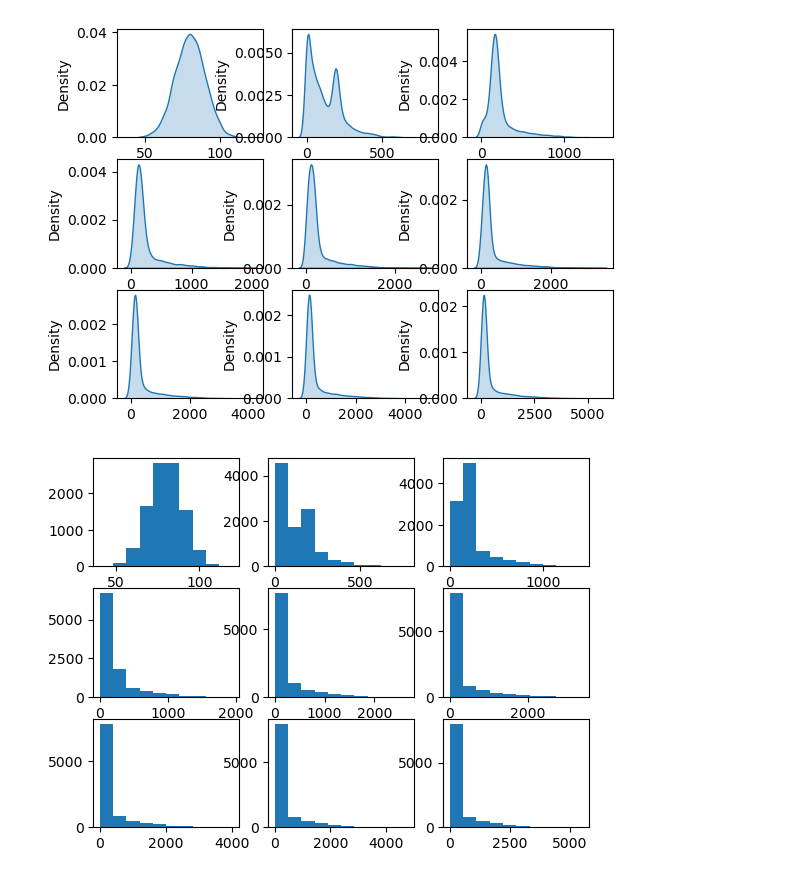
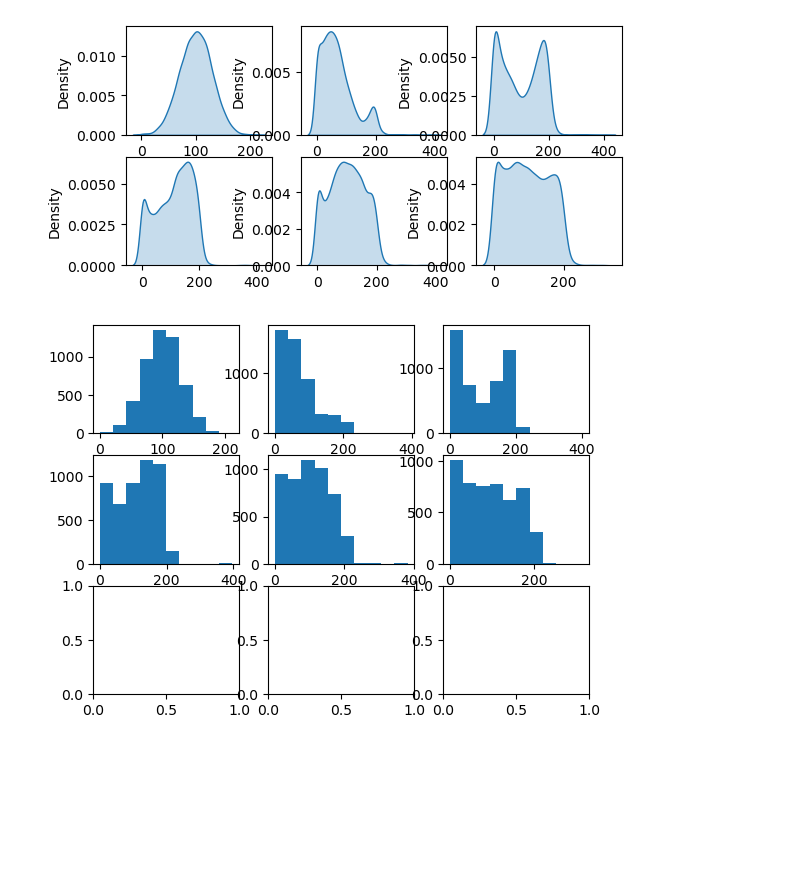
Before and after one commit to human1sh/Gray-Immunity-model, a Jupyter notebook: COVID-stable.ipynb, the cells around one changed output. Drawn from its saved outputs; the diff is of its cells as text; code cells hidden in the pictures; blank space fills up the shorter version.

```diff
--- a/COVID-stable.ipynb
+++ b/COVID-stable.ipynb
@@ -8,19 +8,20 @@ from mpl_toolkits.mplot3d import Axes3D
 #np.random.seed(0)
 # %%
 """ Initialization of required parameters which have constant values """
-N = 10000                                 # Population size
+N = 5000                                 # Population size
 T = 500                                   # Time interval
 NN = np.arange(0, N)                      # Population size in array format (for plotting purposes)
 TT = np.arange(0, T)                      # Time interval in array format (for plotting purposes)
-SCE_50 = 20                               # A constant level of exposure that ensures subclinical exposure induced immunity with a probability 0.5.
+P_r = 0.2                                 # Probability that an infected individual is cured
 I_mf = 200                                # A constant increment in immunity whenever a person is cured of infection. (Units = EU)
-P_r = 0.2                                 # Probability that an infected individual is cured
 I_sce = 20                                # A constant level of exposure that ensures subclinical exposure induced immunity with a probability 0.5. (Units = EU)
-I_d = 2                                   # A small decrement by which immunity decreases every time unit if not exposed or infected. (Units = Eu)
-I_c = 40                                  # Constant Immunity increase due to cross-immunity
+I_d = 3                                   # A small decrement by which immunity decreases every time unit if not exposed or infected. (Units = Eu)
+I_c = 30                                  # Constant Immunity increase due to cross-immunity
 a = 2                                     # Parameter deciding the sharpness of the sigmoid relationship
-r = 0.4                                   # Restriction parameter
-ci = 0.005*r                               # Cross immunity parameter
+r = 0.1                                   # Restriction parameter
+P_c = 0.1*r                               # Cross immunity parameter
+I_cmax = 30*r                             # Maximum number of infective patients with which a normal person can come in contact
+K = 2500                                  # Half-saturation constant of the equation.
 # %%
 # Creating empty 2D array of P values. This array would represent the modified probability of infection for each individual with respect to time.
 Pone = np.zeros((N, T))
@@ -92,10 +101,10 @@ for t in range(T):
 		I_trans_temp = np.zeros((N, 1))
 		I[t] = np.sum(S[:,-1])
 		for n in range(N):
-			I_trans_temp[n] = (30 * I[t] * r)/(250 + I[t])
+			I_trans_temp[n] = (I_cmax * I[t])/(K + I[t])
 			P_inf_temp[n] = (E[n][0])**a / ((ID_50[n][-1]**a) + (E[n][0]**a))
 			P1_temp[n] = 1-((1-P_inf_temp[n])**(I_trans_temp[n]))
-			P_sce_temp[n] = (E[n][0])**a / ((SCE_50)**a + (E[n][0])**a)
+			P_sce_temp[n] = (E[n][0])**a / ((SCE_50[n][0]**a) + (E[n][0])**a)
 			P2_temp[n] = 1-((1-P_sce_temp[n])**(I_trans_temp[n]))
 			# Condition to be imposed when S(t) = 1
 			if S[n][-1] == 1:
@@ -130,13 +139,13 @@ for t in range(T):
 					x8 = round(np.random.random(), 3)
 					if x8 < P2_temp[n]:
 						x9 = round(np.random.random(), 3)
-						if x9 < ci:
+						if x9 < P_c:
 							ID_50_temp[n] = ID_50[n][-1] + I_sce + I_c
 						else:
 							ID_50_temp[n] = ID_50[n][-1] + I_sce
 					else:
 						x9 = round(np.random.random(), 3)
-						if x9 < ci:
+						if x9 < P_c:
 							if (ID_50[n][-1] - I_d - I_c < 0):
 								ID_50_temp[n] = 0
 							else:
@@ -159,9 +168,9 @@ for t in range(T):
 		#print(I[t])
 		#print("Altered state of the population:")
 		#print(S)
-#np.savetxt('ID_50 (0.6, 50).csv', ID_50, delimiter=',', fmt='%s')
-#np.savetxt('Infection state (0.6, 50).csv', I, delimiter=',', fmt='%s')
-#np.savetxt('Mean ID_50 (0.6, 50).csv', X, delimiter=',', fmt='%s')
+np.savetxt('ID_50 (0.0, 20*0.0).csv', ID_50, delimiter=',', fmt='%s')
+np.savetxt('Infection state (0.0, 20*0.0).csv', I, delimiter=',', fmt='%s')
+np.savetxt('Mean ID_50 (0.0, 20*0.0).csv', X, delimiter=',', fmt='%s')
 print("\nOverall trend:")
 np.set_printoptions(suppress=True)
 print(I.reshape(1,T))
@@ -273,41 +284,32 @@ plt.show()
 # %%
 #fig = plt.figure(figsize=(15, 15))
 fig = plt.figure()
 ax = fig.add_subplot(3, 3, 1)
 sns.kdeplot(ID_50[:, 0], fill=True, ax = ax)
 ax = fig.add_subplot(3, 3, 2)
-sns.kdeplot(ID_50[:, 40], fill=True, ax = ax)
+sns.kdeplot(ID_50[:, 100], fill=True, ax = ax)
 ax = fig.add_subplot(3, 3, 3)
-sns.kdeplot(ID_50[:, 80], fill=True, ax = ax)
+sns.kdeplot(ID_50[:, 200], fill=True, ax = ax)
 ax = fig.add_subplot(3, 3, 4)
-sns.kdeplot(ID_50[:, 120], fill=True, ax = ax)
+sns.kdeplot(ID_50[:, 300], fill=True, ax = ax)
 ax = fig.add_subplot(3, 3, 5)
-sns.kdeplot(ID_50[:, 160], fill=True, ax = ax)
+sns.kdeplot(ID_50[:, 400], fill=True, ax = ax)
 ax = fig.add_subplot(3, 3, 6)
-sns.kdeplot(ID_50[:, 200], fill=True, ax = ax)
-ax = fig.add_subplot(3, 3, 7)
-sns.kdeplot(ID_50[:, 240], fill=True, ax = ax)
-ax = fig.add_subplot(3, 3, 8)
-sns.kdeplot(ID_50[:, 280], fill=True, ax = ax)
-ax = fig.add_subplot(3, 3, 9)
-sns.kdeplot(ID_50[:, 320], fill=True, ax = ax)
+sns.kdeplot(ID_50[:, 500], fill=True, ax = ax)
 plt.show()
 # %% [output]
-[figure, old version]
+[figure, new version]
 # %%
 f, ax = plt.subplots(3, 3)
 ax[0, 0].hist(ID_50[:, 0])
-ax[0, 1].hist(ID_50[:, 40])
-ax[0, 2].hist(ID_50[:, 80])
-ax[1, 0].hist(ID_50[:, 120])
-ax[1, 1].hist(ID_50[:, 160])
-ax[1, 2].hist(ID_50[:, 200])
-ax[2, 0].hist(ID_50[:, 240])
-ax[2, 1].hist(ID_50[:, 280])
-ax[2, 2].hist(ID_50[:, 320])
+ax[0, 1].hist(ID_50[:, 100])
+ax[0, 2].hist(ID_50[:, 200])
+ax[1, 0].hist(ID_50[:, 300])
+ax[1, 1].hist(ID_50[:, 400])
+ax[1, 2].hist(ID_50[:, 500])
 plt.show()
 # %% [output]
-[figure, old version]
+[figure, new version]
 # %%
 t = 0
 n = 9           # Number of time steps for which histogram is to be plotted (t = 0 included)
```
Also changed, not shown: parts of 8 cells of this notebook, 16 other files.
